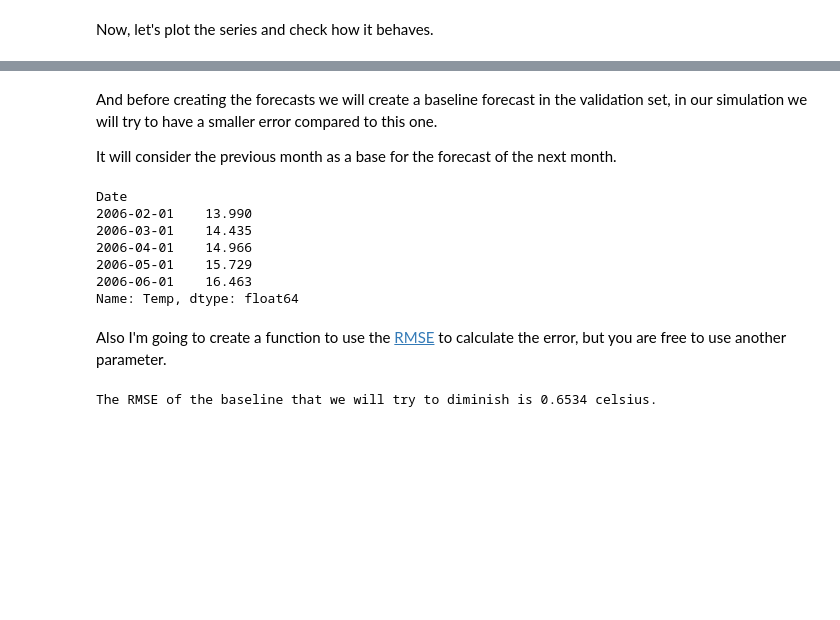
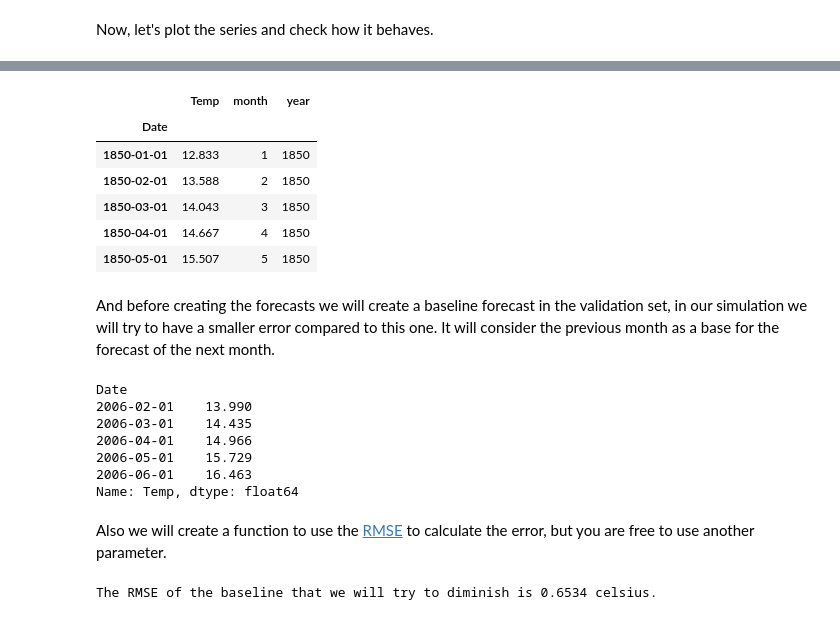
Before and after one commit to guyanik/climate-change-forecast, a Jupyter notebook: climate-change-forecast.ipynb, the cells around one changed output, grey strips where cells are left out. Saved outputs shown, nothing was run; the diff lists cells and outputs as text; code cells hidden in the pictures; blank space fills up the shorter version.

```diff
--- a/climate-change-forecast.ipynb
+++ b/climate-change-forecast.ipynb
@@ -146,11 +148,19 @@ Before we go on, I'm going to split the data in training, validation and test se
+# %%
+df.head()
+# %% [output]
+|  | Temp | month | year |
+| Date |  |  |  |
+| 1850-01-01 | 12.833 | 1 | 1850 |
+| 1850-02-01 | 13.588 | 2 | 1850 |
+| 1850-03-01 | 14.043 | 3 | 1850 |
+| 1850-04-01 | 14.667 | 4 | 1850 |
+| 1850-05-01 | 15.507 | 5 | 1850 |
 # %%
 train = df[:-120].copy()  # around 94 %
 val = df[-120:-24].copy() # around 5 %
 test = df[-24:].copy()    # around 1 %
 # %% [markdown]
-And before creating the forecasts we will create a baseline forecast in the validation set, in our simulation we will try to have a smaller error compared to this one.
-
-It will consider the previous month as a base for the forecast of the next month.
+And before creating the forecasts we will create a baseline forecast in the validation set, in our simulation we will try to have a smaller error compared to this one. It will consider the previous month as a base for the forecast of the next month.
 # %%
 # excluding the first line, as it has NaN values
 baseline = val['Temp'].shift()
@@ -165,7 +175,7 @@ Date
 2006-06-01    16.463
 Name: Temp, dtype: float64
 # %% [markdown]
-Also I'm going to create a function to use the [RMSE](https://en.wikipedia.org/wiki/Root-mean-square_deviation) to calculate the error, but you are free to use another parameter.
+Also we will create a function to use the [RMSE](https://en.wikipedia.org/wiki/Root-mean-square_deviation) to calculate the error, but you are free to use another parameter.
 # %%
 def measure_rmse(y_true, y_pred):
     return sqrt(mean_squared_error(y_true,y_pred))
```
Also changed, not shown: parts of 28 cells of this notebook, 11 other files.
